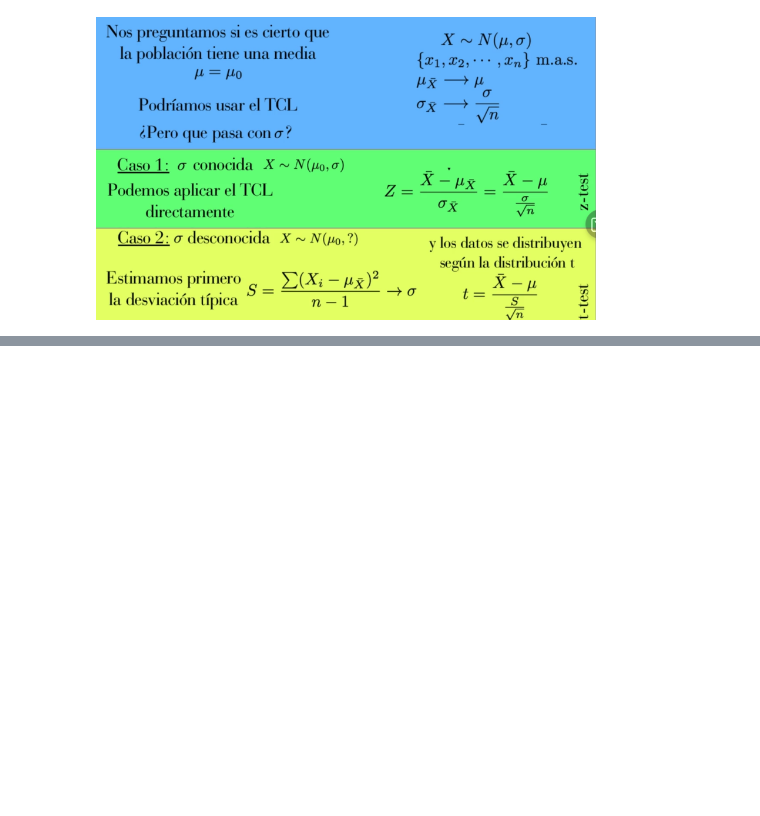
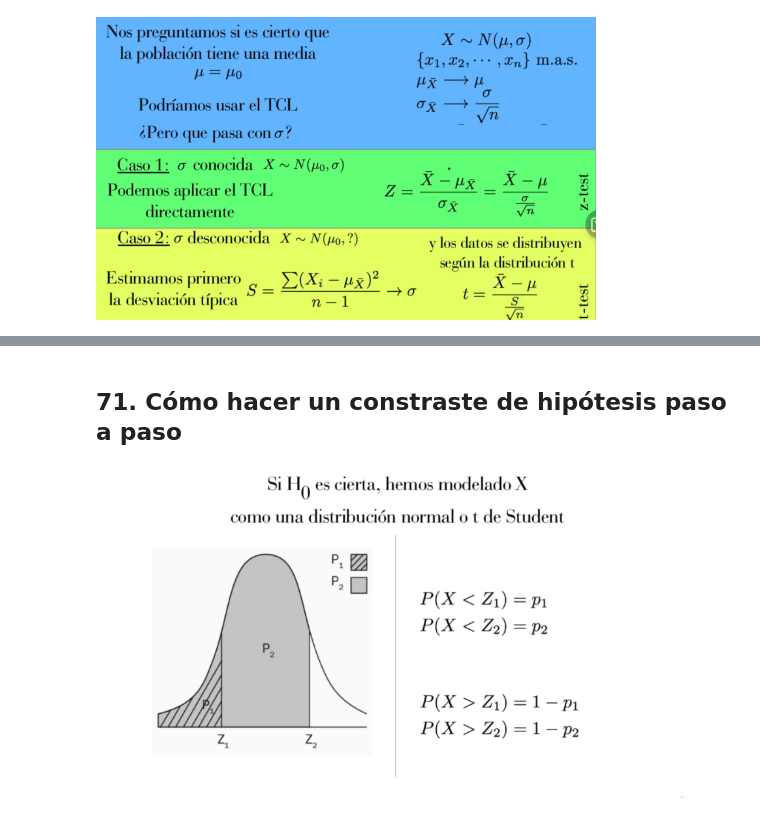
Before and after one commit to SPoVi/DataScience_Python, a Jupyter notebook: my_notes/Sección 6 - Conceptos básicos de estadística para la modelización predictiva.ipynb, the cells around one changed output, grey strips where cells are left out. Saved outputs shown, nothing was run; the diff lists cells and outputs as text; code cells hidden in the pictures; blank space fills up the shorter version.

Commit message:
Update - Sección 6 - Conceptos básicos de estadística para la modelización predictiva.ipynb 71. Como hacer los contrastes de hipótesis paso a paso

```diff
--- a/my_notes/Sección 6 - Conceptos básicos de estadística para la modelización predictiva.ipynb
+++ b/my_notes/Sección 6 - Conceptos básicos de estadística para la modelización predictiva.ipynb
@@ -56,0 +117,6 @@ Image(filename="/Users/snopv/PycharmProjects/DataScience_Python/my_notes/images/
+# %% [markdown]
+## 71. Cómo hacer un constraste de hipótesis paso a paso
+# %%
+Image(filename="/Users/snopv/PycharmProjects/DataScience_Python/my_notes/images/71_1.png",  width=600, height=300)
+# %% [output]
+[figure, added]
```
Also changed, not shown: parts of 17 cells of this notebook, 10 other files.
